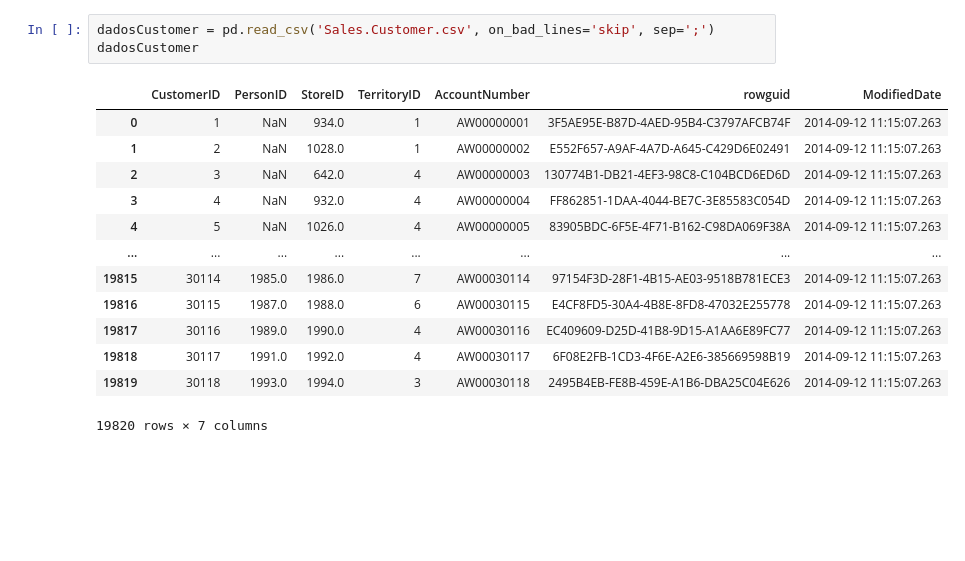
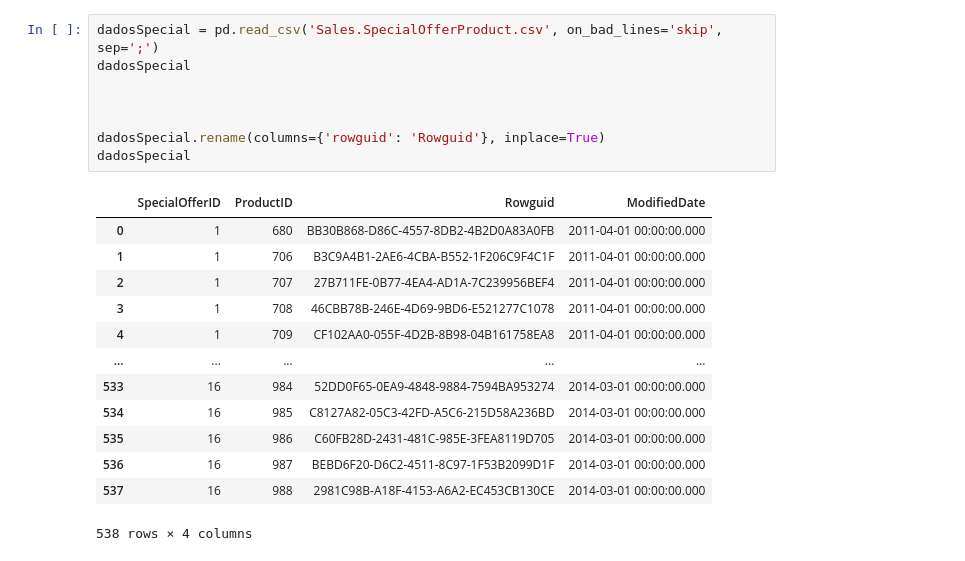
Before and after one commit to Almirante2023/teste-engenheiro-de-dados, a Jupyter notebook: leitura-arquivos.ipynb, the cells around one changed output. Cells and saved outputs as stored; diff of their text form; blank space fills up the shorter version.

```diff
--- a/leitura-arquivos.ipynb
+++ b/leitura-arquivos.ipynb
@@ -38,17 +90,22 @@ dadosPerson
 # %%
-dadosCustomer = pd.read_csv('Sales.Customer.csv', on_bad_lines='skip', sep=';')
-dadosCustomer
+dadosSpecial = pd.read_csv('Sales.SpecialOfferProduct.csv', on_bad_lines='skip', sep=';')
+dadosSpecial
+
+
+
+dadosSpecial.rename(columns={'rowguid': 'Rowguid'}, inplace=True)
+dadosSpecial
 # %% [output]
-|  | CustomerID | PersonID | StoreID | TerritoryID | AccountNumber | rowguid | ModifiedDate |
-| 0 | 1 | NaN | 934.0 | 1 | AW00000001 | 3F5AE95E-B87D-4AED-95B4-C3797AFCB74F | 2014-09-12 11:15:07.263 |
-| 1 | 2 | NaN | 1028.0 | 1 | AW00000002 | E552F657-A9AF-4A7D-A645-C429D6E02491 | 2014-09-12 11:15:07.263 |
-| 2 | 3 | NaN | 642.0 | 4 | AW00000003 | 130774B1-DB21-4EF3-98C8-C104BCD6ED6D | 2014-09-12 11:15:07.263 |
-| 3 | 4 | NaN | 932.0 | 4 | AW00000004 | FF862851-1DAA-4044-BE7C-3E85583C054D | 2014-09-12 11:15:07.263 |
-| 4 | 5 | NaN | 1026.0 | 4 | AW00000005 | 83905BDC-6F5E-4F71-B162-C98DA069F38A | 2014-09-12 11:15:07.263 |
-| ... | ... | ... | ... | ... | ... | ... | ... |
-| 19815 | 30114 | 1985.0 | 1986.0 | 7 | AW00030114 | 97154F3D-28F1-4B15-AE03-9518B781ECE3 | 2014-09-12 11:15:07.263 |
-| 19816 | 30115 | 1987.0 | 1988.0 | 6 | AW00030115 | E4CF8FD5-30A4-4B8E-8FD8-47032E255778 | 2014-09-12 11:15:07.263 |
-| 19817 | 30116 | 1989.0 | 1990.0 | 4 | AW00030116 | EC409609-D25D-41B8-9D15-A1AA6E89FC77 | 2014-09-12 11:15:07.263 |
-| 19818 | 30117 | 1991.0 | 1992.0 | 4 | AW00030117 | 6F08E2FB-1CD3-4F6E-A2E6-385669598B19 | 2014-09-12 11:15:07.263 |
-| 19819 | 30118 | 1993.0 | 1994.0 | 3 | AW00030118 | 2495B4EB-FE8B-459E-A1B6-DBA25C04E626 | 2014-09-12 11:15:07.263 |
+|  | SpecialOfferID | ProductID | Rowguid | ModifiedDate |
+| 0 | 1 | 680 | BB30B868-D86C-4557-8DB2-4B2D0A83A0FB | 2011-04-01 00:00:00.000 |
+| 1 | 1 | 706 | B3C9A4B1-2AE6-4CBA-B552-1F206C9F4C1F | 2011-04-01 00:00:00.000 |
+| 2 | 1 | 707 | 27B711FE-0B77-4EA4-AD1A-7C239956BEF4 | 2011-04-01 00:00:00.000 |
+| 3 | 1 | 708 | 46CBB78B-246E-4D69-9BD6-E521277C1078 | 2011-04-01 00:00:00.000 |
+| 4 | 1 | 709 | CF102AA0-055F-4D2B-8B98-04B161758EA8 | 2011-04-01 00:00:00.000 |
+| ... | ... | ... | ... | ... |
+| 533 | 16 | 984 | 52DD0F65-0EA9-4848-9884-7594BA953274 | 2014-03-01 00:00:00.000 |
+| 534 | 16 | 985 | C8127A82-05C3-42FD-A5C6-215D58A236BD | 2014-03-01 00:00:00.000 |
+| 535 | 16 | 986 | C60FB28D-2431-481C-985E-3FEA8119D705 | 2014-03-01 00:00:00.000 |
+| 536 | 16 | 987 | BEBD6F20-D6C2-4511-8C97-1F53B2099D1F | 2014-03-01 00:00:00.000 |
+| 537 | 16 | 988 | 2981C98B-A18F-4153-A6A2-EC453CB130CE | 2014-03-01 00:00:00.000 |
-19820 rows × 7 columns
+538 rows × 4 columns
```
Also changed, not shown: parts of 8 cells of this notebook.
